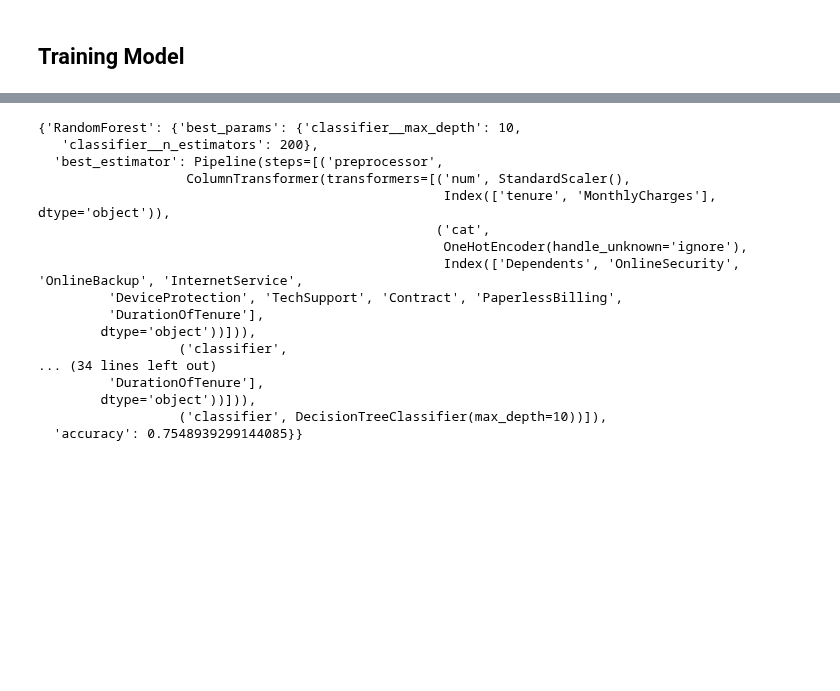
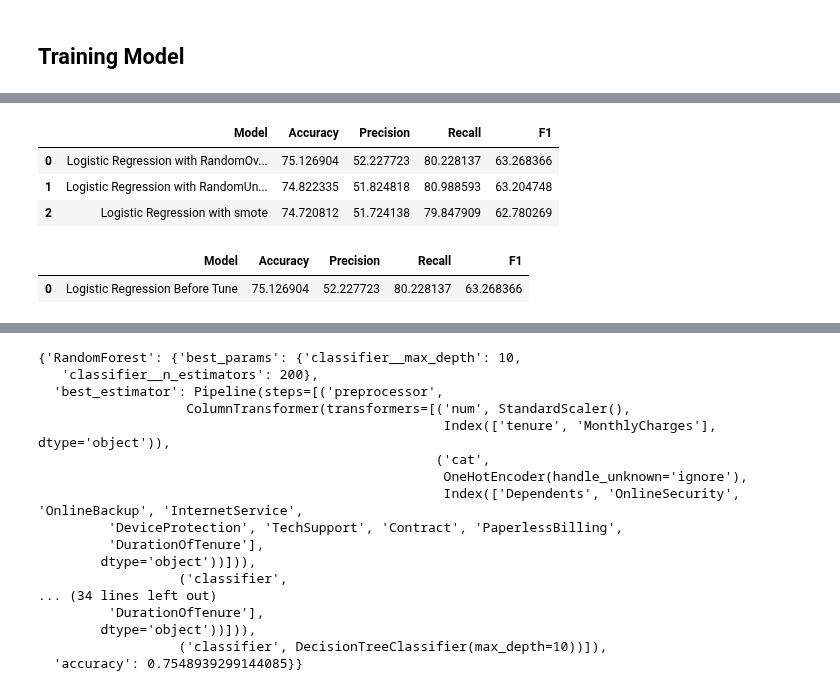
Before and after one commit to fahdmuchammad/Capstone-3-Purwadhika-Machine-learning, a Jupyter notebook: Capstone_3_Muchammad Fahd_Telco.ipynb, the cells around one changed output, grey strips where cells are left out. Saved outputs shown, nothing was run; the diff lists cells and outputs as text; code cells hidden in the pictures; blank space fills up the shorter version.

```diff
--- a/Capstone_3_Muchammad Fahd_Telco.ipynb
+++ b/Capstone_3_Muchammad Fahd_Telco.ipynb
@@ -647,6 +782,67 @@ near = NearMiss()
 # %%
 # k fold
 # hyper param
+# %%
+logreg = LogisticRegression(random_state=42)
+
+ros = RandomOverSampler(random_state=42)
+rus = RandomUnderSampler(random_state=42)
+smote = SMOTE(random_state=42)
+
+
+models = [
+    ('Logistic Regression', logreg),
+]
+
+
+resamples = [
+    ('RandomOverSampling', ros),
+    ('RandomUnderSampling', rus),
+    ('smote', smote)
+]
+
+
+metrics = []
+conf_matrix = []
+
+for name_model, model in models:
+    for name_resample, resample in resamples:
+        pipeline = Pipeline([
+            ('transformer', transform),
+            ('resampling', resample),
+            ('model', model)
+        ])
+
+        pipeline.fit(X_train, y_train)
+        y_pred = pipeline.predict(X_test)
+
+        metrics.append([
+            f'{name_model} with {name_resample}',
+            accuracy_score(y_test, y_pred) * 100,
+            precision_score(y_test, y_pred) * 100,
+            recall_score(y_test, y_pred) * 100,
+            f1_score(y_test, y_pred) * 100
+        ])
+
+        conf_matrix.append(confusion_matrix(y_test, y_pred))
+
+metrics_df = pd.DataFrame(metrics, columns=['Model', 'Accuracy', 'Precision', 'Recall', 'F1'])
+metrics_df
+# %% [output]
+|  | Model | Accuracy | Precision | Recall | F1 |
+| 0 | Logistic Regression with RandomOv... | 75.126904 | 52.227723 | 80.228137 | 63.268366 |
+| 1 | Logistic Regression with RandomUn... | 74.822335 | 51.824818 | 80.988593 | 63.204748 |
+| 2 | Logistic Regression with smote | 74.720812 | 51.724138 | 79.847909 | 62.780269 |
+# %%
+metrics_df['Model'] = metrics_df['Model'].replace({
+    'Logistic Regression with RandomOverSampling': 'Logistic Regression Before Tune'
+})
+
+metrics_df_selected = metrics_df[metrics_df['Model'] == 'Logistic Regression Before Tune']
+metrics_df_selected
+# %% [output]
+|  | Model | Accuracy | Precision | Recall | F1 |
+| 0 | Logistic Regression Before Tune | 75.126904 | 52.227723 | 80.228137 | 63.268366 |
 # %%
 from sklearn.model_selection import GridSearchCV
 from sklearn.pipeline import Pipeline
```
Also changed, not shown: parts of 8 cells of this notebook.
